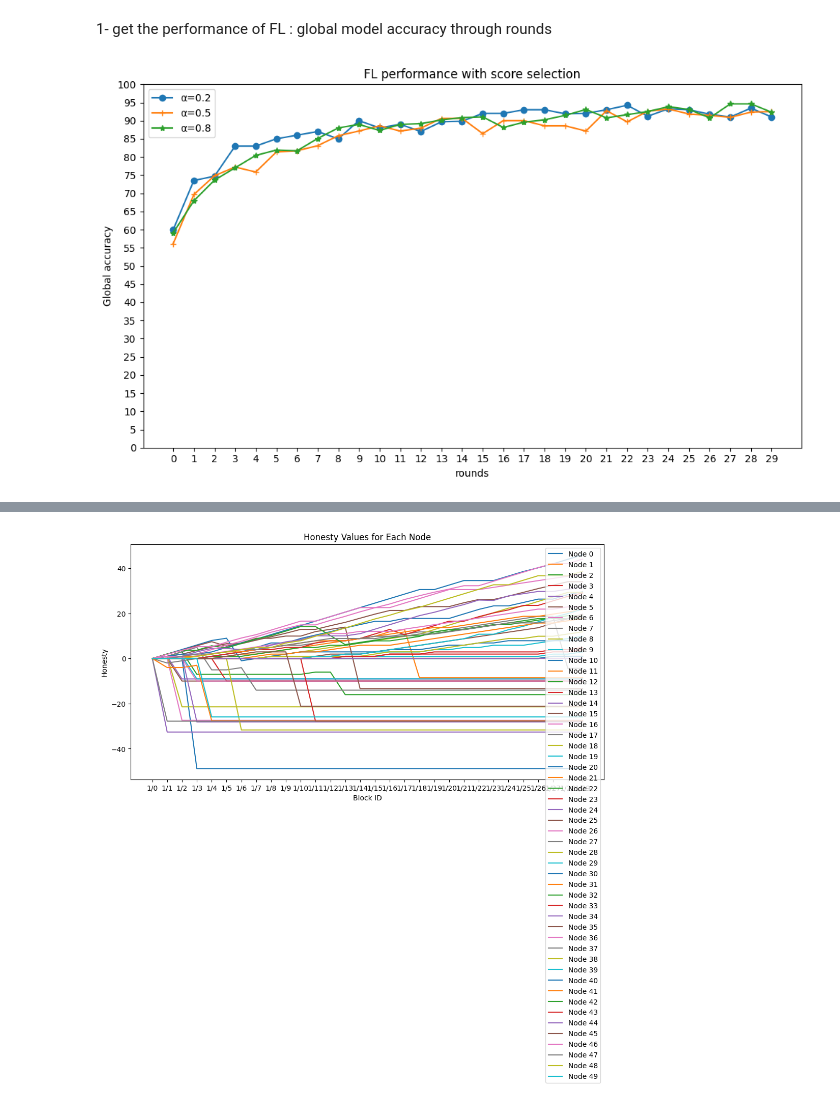
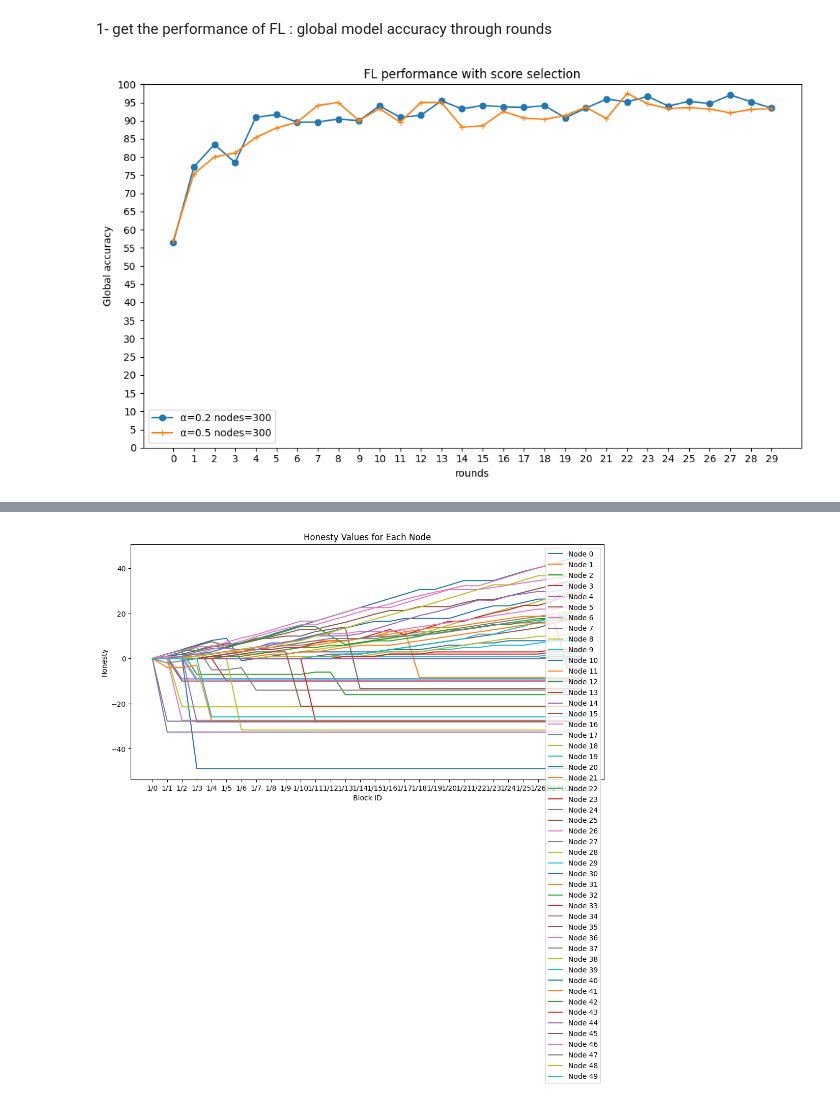
Before and after one commit to PFEWorkspace/code, a Jupyter notebook: scratch/subdir/utils/plot.ipynb, the cells around one changed output, grey strips where cells are left out. Cells and saved outputs as stored; diff of their text form; code cells hidden in the pictures.

Commit message:
resultat de 300 noeuds, selection score avec alpha 0.5

```diff
--- a/scratch/subdir/utils/plot.ipynb
+++ b/scratch/subdir/utils/plot.ipynb
@@ -4,43 +4,43 @@
 import pandas as pd
 import matplotlib.pyplot as plt
 
 # Read the CSV file into a DataFrame
-df2 = pd.read_csv('../results/score_alpha02_nodes50/models.csv')
-df5 = pd.read_csv('../results/score_alpha05_nodes50/models.csv')
-df8 = pd.read_csv('../results/score_alpha08_nodes50/models.csv')  # Replace 'your_csv_file.csv' with your actual file name
+df2 = pd.read_csv('../results/score_alpha02_nodes300/models.csv')
+df5 = pd.read_csv('../results/score_alpha05_nodes300/models.csv')
+# df8 = pd.read_csv('../results/score_alpha08_nodes50/models.csv')  # Replace 'your_csv_file.csv' with your actual file name
 
 
 # Filter rows with type=2
 filtered_df2 = df2[df2['type'] == 2]
 filtered_df2 = filtered_df2[1:]
 
 filtered_df5 = df5[df5['type'] == 2]
 filtered_df5 = filtered_df5[1:]
 
-filtered_df8 = df8[df8['type'] == 2]
-filtered_df8 = filtered_df8[1:]
+# filtered_df8 = df8[df8['type'] == 2]
+# filtered_df8 = filtered_df8[1:]
 # Extract accuracy values
 accuracies2 = filtered_df2['accuracy']
 accuracies5 = filtered_df5['accuracy']
-accuracies8 = filtered_df8['accuracy']
+# accuracies8 = filtered_df8['accuracy']
 
 index = filtered_df2['round']
 # print(accuracies)
 # Create a line plot
 plt.figure(figsize=(10, 6))
-plt.plot(index, accuracies2, marker='o', label="α=0.2")
-plt.plot(index, accuracies5, marker='+', label="α=0.5")
-plt.plot(index, accuracies8, marker='*', label="α=0.8")
+plt.plot(index, accuracies2, marker='o', label="α=0.2 nodes=300")
+plt.plot(index, accuracies5, marker='+', label="α=0.5 nodes=300")
+# plt.plot(index, accuracies8, marker='*', label="α=0.8")
 plt.title('FL performance with score selection')
 plt.xlabel('rounds')
 plt.ylabel('Global accuracy')
 plt.yticks(range(0, 101, 5))
 plt.xticks(range(0,30, 1))
 plt.legend()
 plt.tight_layout()
 plt.show()
 # %% [output]
-[figure, old version]
+[figure, new version]
 # %%
 import json
 import numpy as np
```
Also changed, not shown: 12 other files.
